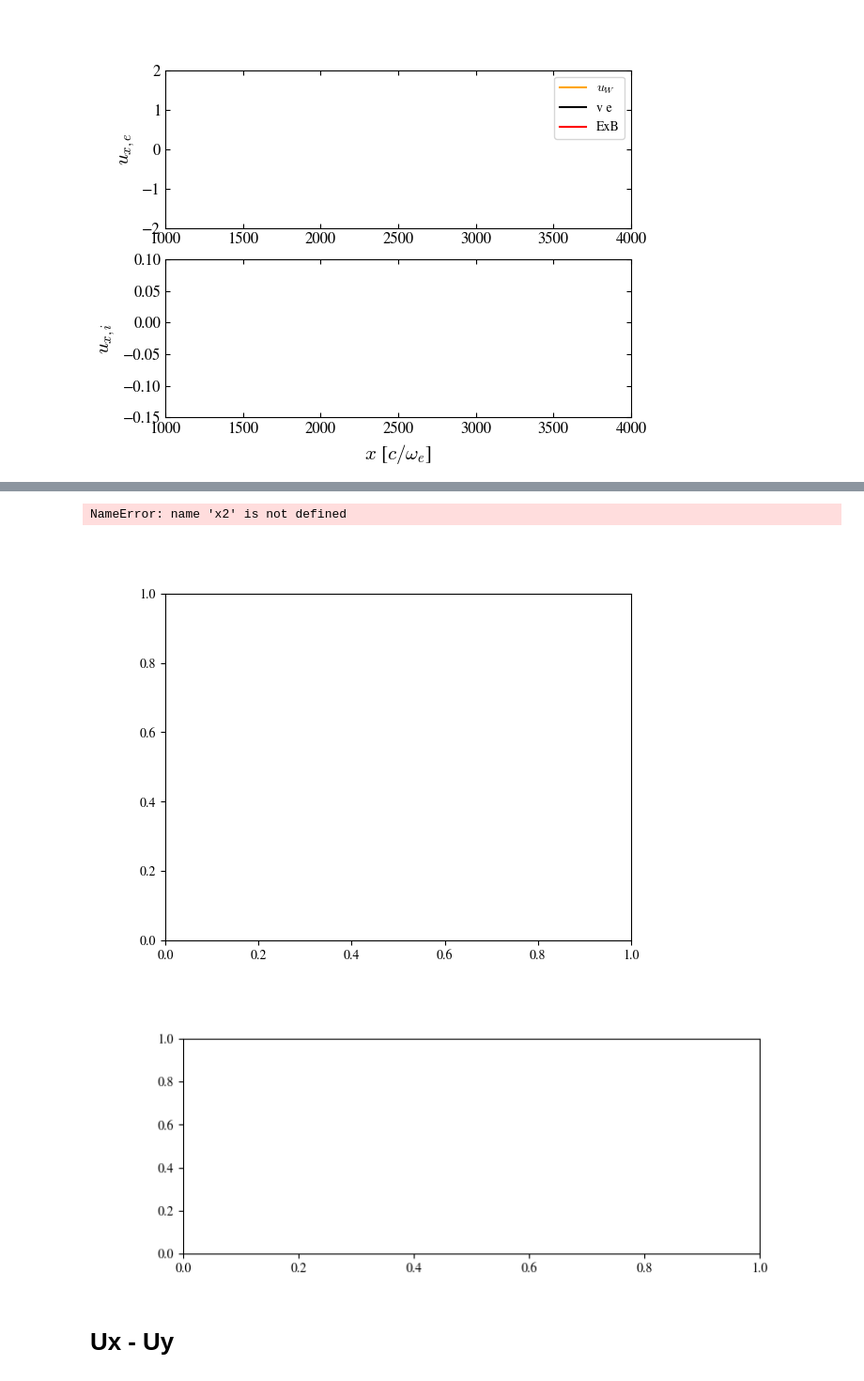
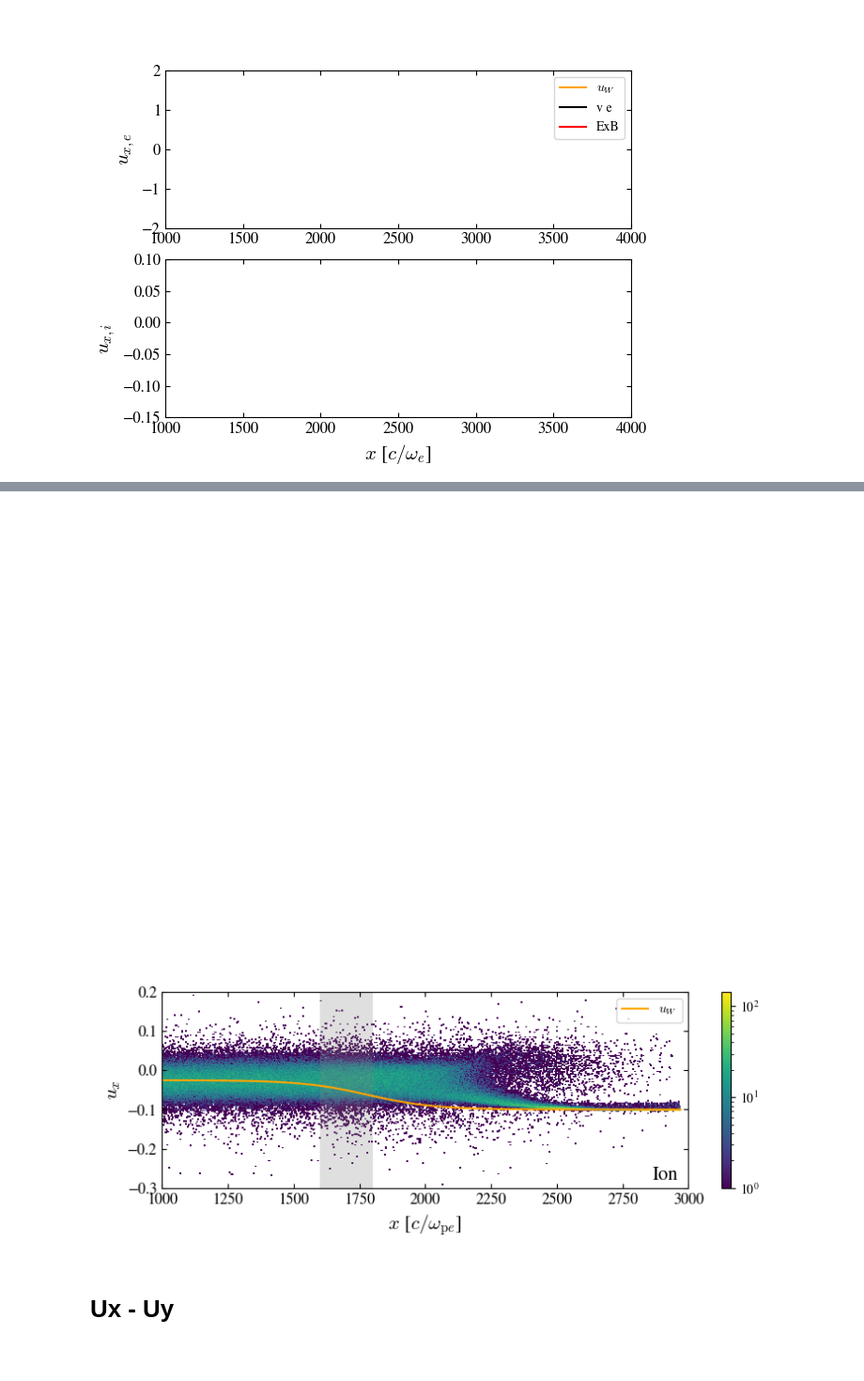
Before and after one commit to xwgong01/entity, a Jupyter notebook: FldMCP/Prtl.ipynb, the cells around one changed output, grey strips where cells are left out. Shown at 94% size. Saved outputs shown, nothing was run; the diff lists cells and outputs as text; code cells hidden in the pictures.

```diff
--- a/FldMCP/Prtl.ipynb
+++ b/FldMCP/Prtl.ipynb
@@ -21,7 +21,7 @@ fstick = 12
 def smooth( x, window_len=61, window='hanning', axis = -1):
     return filters.convolve1d(x, np.ones(window_len)/window_len, axis=axis)
 
-datafolder = '/travail/xgong/test_leaky/output/mi25-MA40_2'
+datafolder = '/travail/xgong/test_leaky/output/mi25-MA400'
 import re
 
 match = re.search(r'mi(\d+)', datafolder)
@@ -235,5 +235,6 @@ ax2.tick_params(axis='both', which='both', direction='in', top=True, right=True,
 # %%
 plt.cla()
+plt.figure()
 fig,ax2 = plt.subplots(figsize = (8,3))
 res = ax2.hist2d(x2, u12, bins=(np.linspace(xmin,xmax,numx),np.linspace(u12.min(),u12.max(),numu)), norm=matplotlib.colors.LogNorm())
 
@@ -246,36 +247,35 @@ ax2.text(
     0.98, 0.02,
     "Ion",
     transform=ax2.transAxes,
     ha='right', va='bottom',
     fontsize=  15
 )
 
 fig.colorbar(ax = ax2, mappable=res[3])
 ax2.legend()
 ax1.set_xlim(1e3,3e3)
 ax2.set_xlim(1e3,3e3)
 ax2.set_ylim(-0.3,0.2)
 from matplotlib.patches import Rectangle
 
 rect = Rectangle(
     (1600, -1),      # (x, y) bottom-left corner
     200, 2,          # width, height
     linewidth=0,
     facecolor='gray',
     alpha=0.25     # transparency
 )
 ax2.add_patch(rect)
 
 ax2.tick_params(which='minor', direction='in', length=3, width=0.5, colors='k', grid_color='r', grid_alpha=0.5, labelsize=fstick)
 ax2.tick_params(axis='both', which='both', direction='in', top=True, right=True, labelsize=fstick)
 plt.tight_layout()
 
 
 # plt.savefig("./plots/UnmagPrtl.png", dpi = 500, bbox_size='tight')
 # %% [output]
-NameError: name 'x2' is not defined
-[figure, old version]
+[figure, new version]
-[figure, old version]
+[figure, new version]
 # %% [markdown]
 # Ux - Uy
 # %%
```
Also changed, not shown: parts of 6 cells of this notebook, 3 other files.
